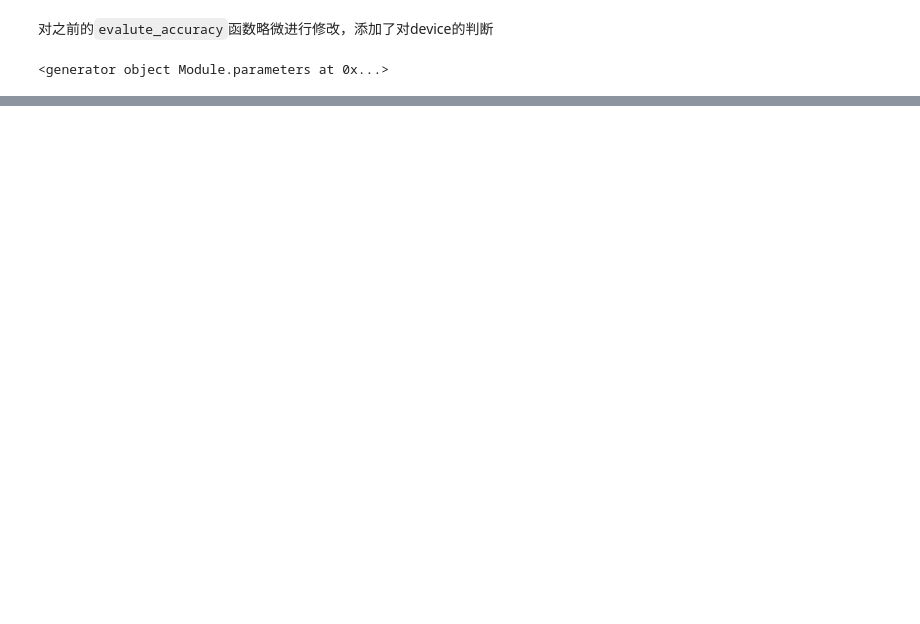
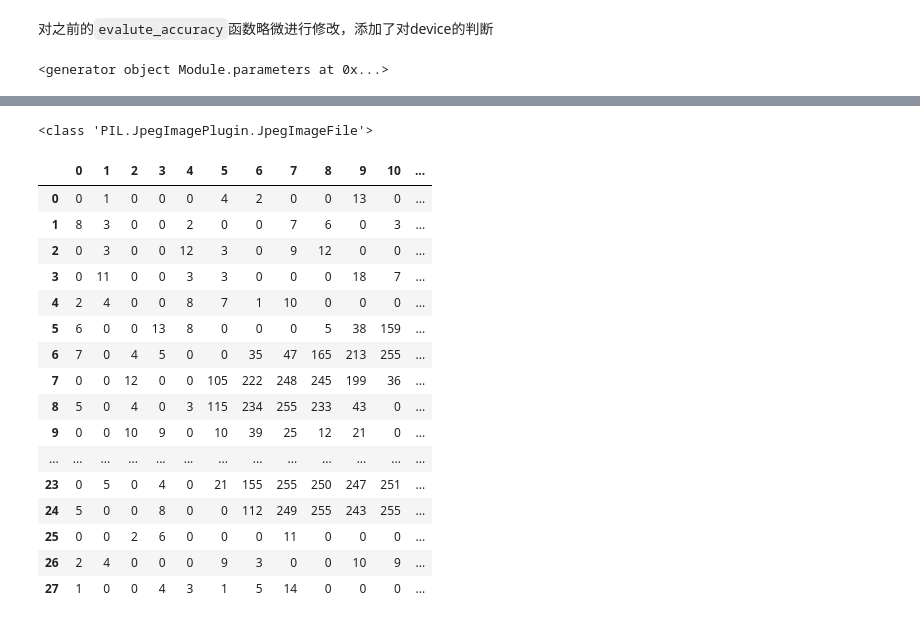
Before and after one commit to CastleDream/d2l_learning, a Jupyter notebook: d2l_zh_jupyter/self_exercise/23.卷积神经网络 LeNet-5.ipynb, the cells around one changed output, grey strips where cells are left out. Saved outputs shown, nothing was run; the diff lists cells and outputs as text; code cells hidden in the pictures; blank space fills up the shorter version.

```diff
--- a/d2l_zh_jupyter/self_exercise/23.卷积神经网络 LeNet-5.ipynb
+++ b/d2l_zh_jupyter/self_exercise/23.卷积神经网络 LeNet-5.ipynb
@@ -180,0 +444,29 @@ tensor([[[[-0.0650,  0.0876,  0.1100,  0.0343,  0.1212],
+# %%
+from PIL import Image
+import pandas as pd
+import numpy as np
+
+# Display as text
+img=Image.open("../../img/im3.jpg")
+print(type(img))
+df = pd.DataFrame(np.array(img))
+df.style.set_properties(**{'font-size':'4pt'}).background_gradient('Greys')
+# %% [output]
+<class 'PIL.JpegImagePlugin.JpegImageFile'>
+|  | 0 | 1 | 2 | 3 | 4 | 5 | 6 | 7 | 8 | 9 | 10 | ... |
+| 0 | 0 | 1 | 0 | 0 | 0 | 4 | 2 | 0 | 0 | 13 | 0 | ... |
+| 1 | 8 | 3 | 0 | 0 | 2 | 0 | 0 | 7 | 6 | 0 | 3 | ... |
+| 2 | 0 | 3 | 0 | 0 | 12 | 3 | 0 | 9 | 12 | 0 | 0 | ... |
+| 3 | 0 | 11 | 0 | 0 | 3 | 3 | 0 | 0 | 0 | 18 | 7 | ... |
+| 4 | 2 | 4 | 0 | 0 | 8 | 7 | 1 | 10 | 0 | 0 | 0 | ... |
+| 5 | 6 | 0 | 0 | 13 | 8 | 0 | 0 | 0 | 5 | 38 | 159 | ... |
+| 6 | 7 | 0 | 4 | 5 | 0 | 0 | 35 | 47 | 165 | 213 | 255 | ... |
+| 7 | 0 | 0 | 12 | 0 | 0 | 105 | 222 | 248 | 245 | 199 | 36 | ... |
+| 8 | 5 | 0 | 4 | 0 | 3 | 115 | 234 | 255 | 233 | 43 | 0 | ... |
+| 9 | 0 | 0 | 10 | 9 | 0 | 10 | 39 | 25 | 12 | 21 | 0 | ... |
+| ... | ... | ... | ... | ... | ... | ... | ... | ... | ... | ... | ... | ... |
+| 23 | 0 | 5 | 0 | 4 | 0 | 21 | 155 | 255 | 250 | 247 | 251 | ... |
+| 24 | 5 | 0 | 0 | 8 | 0 | 0 | 112 | 249 | 255 | 243 | 255 | ... |
+| 25 | 0 | 0 | 2 | 6 | 0 | 0 | 0 | 11 | 0 | 0 | 0 | ... |
+| 26 | 2 | 4 | 0 | 0 | 0 | 9 | 3 | 0 | 0 | 10 | 9 | ... |
+| 27 | 1 | 0 | 0 | 4 | 3 | 1 | 5 | 14 | 0 | 0 | 0 | ... |
```
Also changed, not shown: parts of 36 cells of this notebook, 3 other files.
